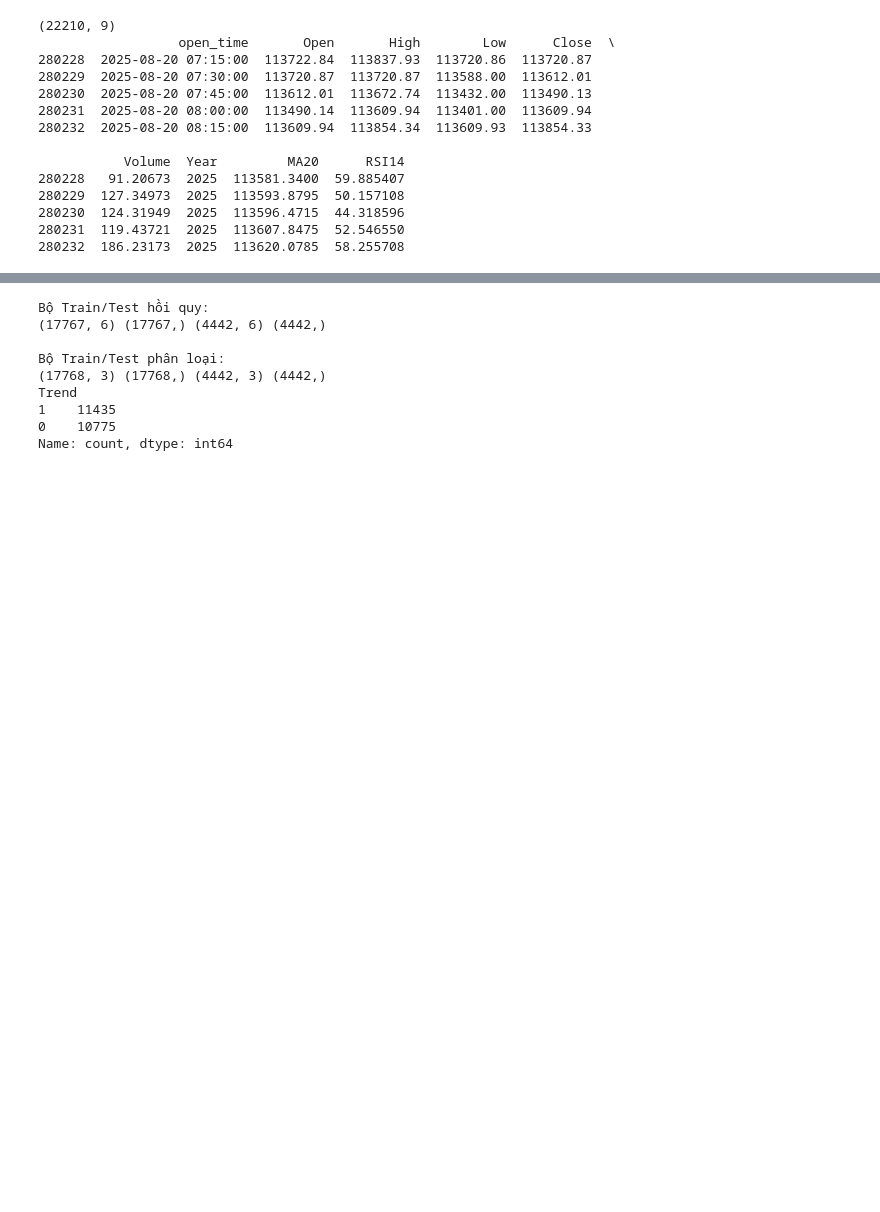
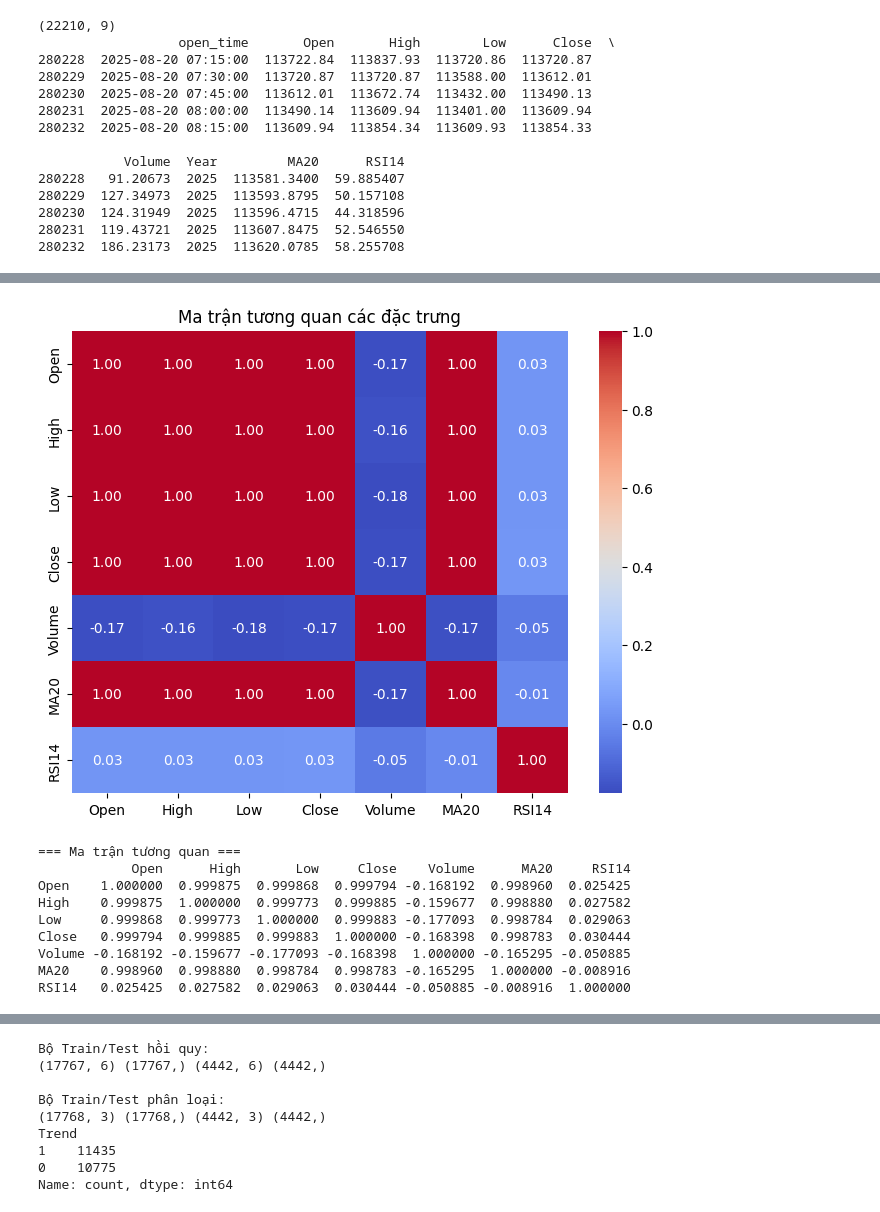
Before and after one commit to bush-le/btc-price-prediction-lstm, a Jupyter notebook: BTC_predict_model.ipynb, the cells around one changed output, grey strips where cells are left out. Drawn from its saved outputs; the diff is of its cells as text; code cells hidden in the pictures; blank space fills up the shorter version.

```diff
--- a/BTC_predict_model.ipynb
+++ b/BTC_predict_model.ipynb
@@ -60,0 +100,22 @@ print(df.tail())
+# %%
+#Phân tích tương quan
+corr = df[features].corr()
+
+plt.figure(figsize=(8,6))
+sns.heatmap(corr, annot=True, cmap="coolwarm", fmt=".2f")
+plt.title("Ma trận tương quan các đặc trưng")
+plt.show()
+
+print("=== Ma trận tương quan ===")
+print(corr)
+# %% [output]
+[figure, added]
+=== Ma trận tương quan ===
+            Open      High       Low     Close    Volume      MA20     RSI14
+Open    1.000000  0.999875  0.999868  0.999794 -0.168192  0.998960  0.025425
+High    0.999875  1.000000  0.999773  0.999885 -0.159677  0.998880  0.027582
+Low     0.999868  0.999773  1.000000  0.999883 -0.177093  0.998784  0.029063
+Close   0.999794  0.999885  0.999883  1.000000 -0.168398  0.998783  0.030444
+Volume -0.168192 -0.159677 -0.177093 -0.168398  1.000000 -0.165295 -0.050885
+MA20    0.998960  0.998880  0.998784  0.998783 -0.165295  1.000000 -0.008916
+RSI14   0.025425  0.027582  0.029063  0.030444 -0.050885 -0.008916  1.000000
```
Also changed, not shown: parts of 21 cells of this notebook.
